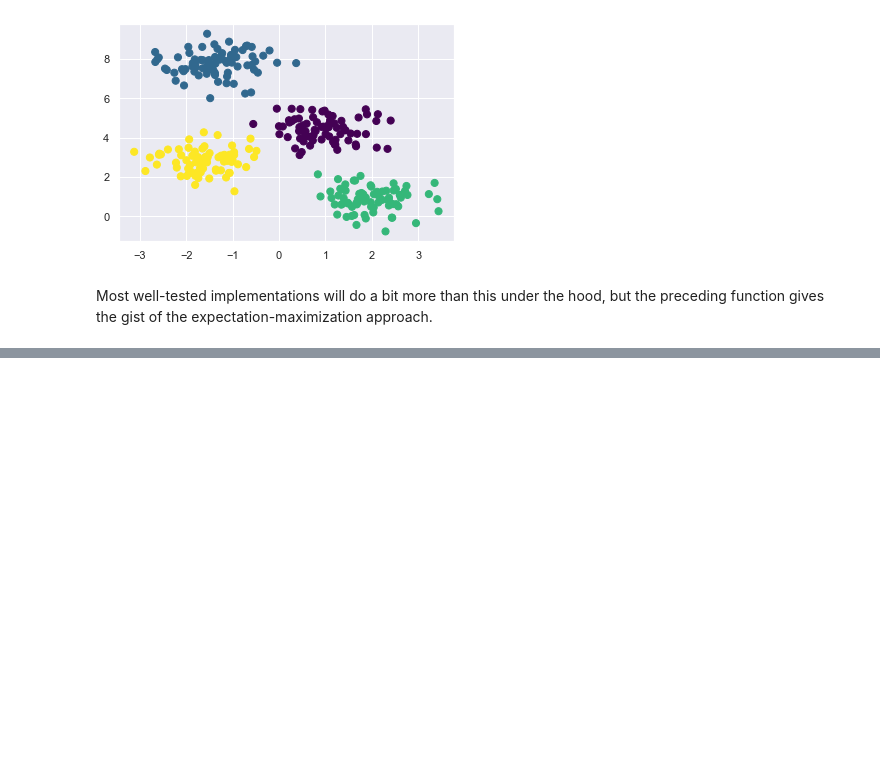
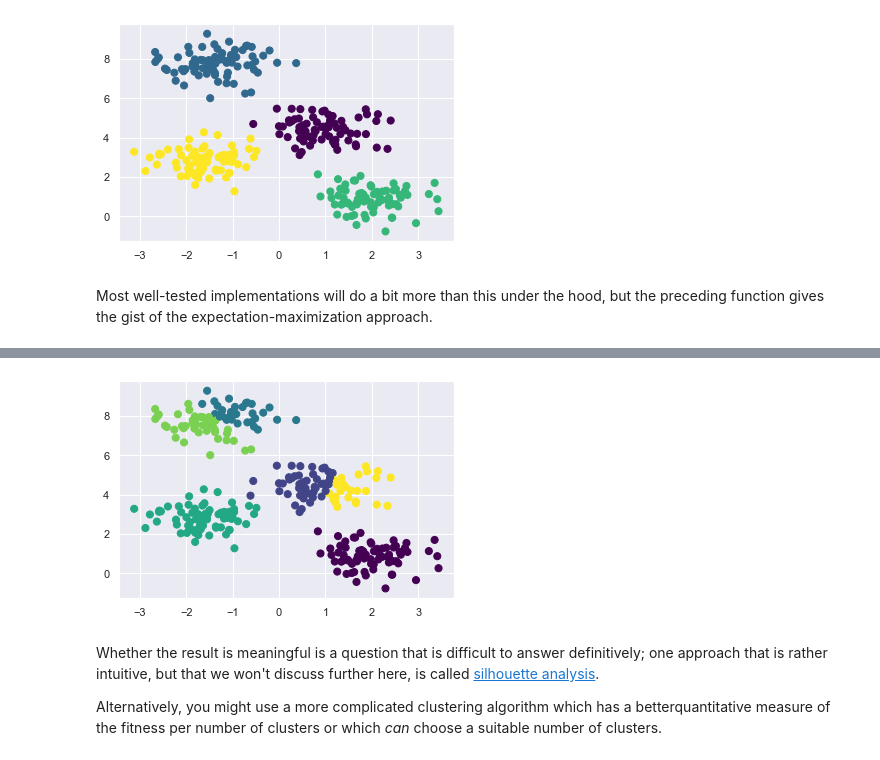
Before and after one commit to Jeffresh/python-datascience-handbook, a Jupyter notebook: scikitlearn/k_means_clustering.ipynb, the cells around one changed output, grey strips where cells are left out. Saved outputs shown, nothing was run; the diff lists cells and outputs as text; code cells hidden in the pictures; blank space fills up the shorter version.

Commit message:
feat(sklearn): kmeans caveats

```diff
--- a/scikitlearn/k_means_clustering.ipynb
+++ b/scikitlearn/k_means_clustering.ipynb
@@ -103,0 +112,10 @@ Most well-tested implementations will do a bit more than this under the hood, bu
+# %%
+labels = KMeans(6, random_state=0).fit_predict(X)
+plt.scatter(X[:, 0], X[:, 1], c=labels,
+            s=50, cmap='viridis');
+# %% [output]
+[figure, added]
+# %% [markdown]
+Whether the result is meaningful is a question that is difficult to answer definitively; one approach that is rather intuitive, but that we won't discuss further here, is called [silhouette analysis](https://scikit-learn.org/stable/auto_examples/cluster/plot_kmeans_silhouette_analysis.html).
+
+Alternatively, you might use a more complicated clustering algorithm which has a betterquantitative measure of the fitness per number of clusters or which *can* choose a suitable number of clusters.
```
Also changed, not shown: parts of 8 cells of this notebook.
